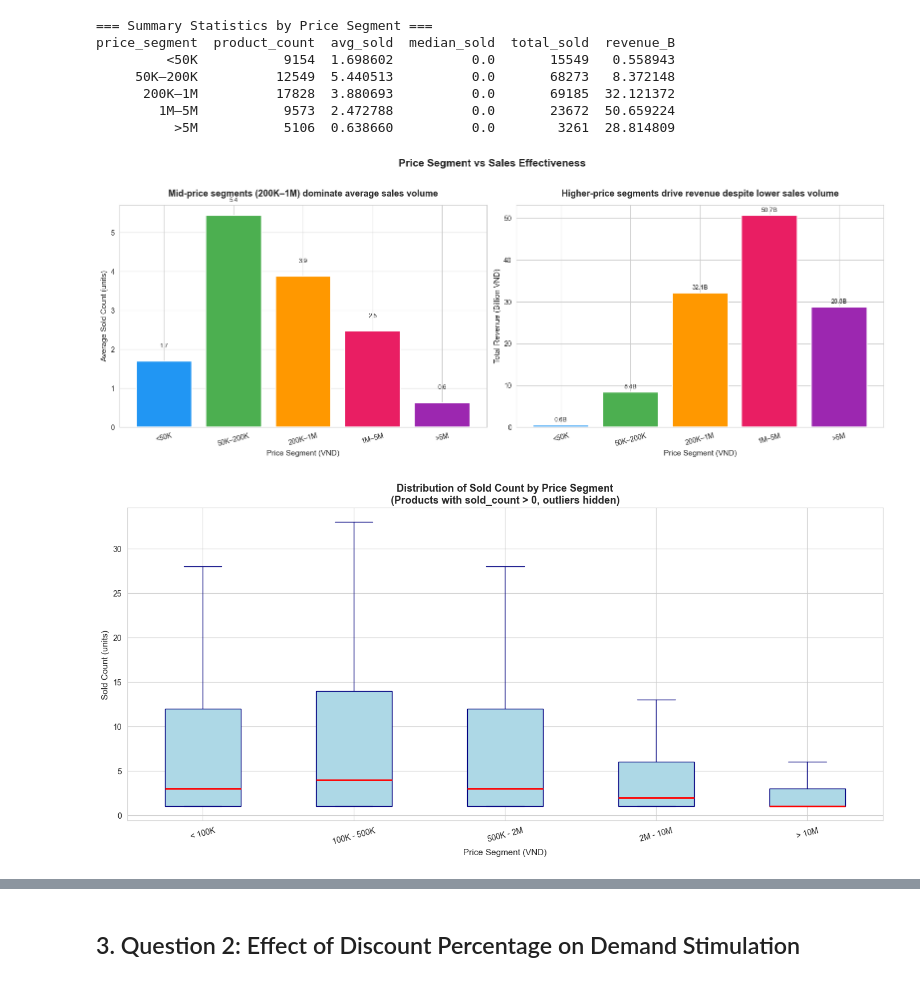
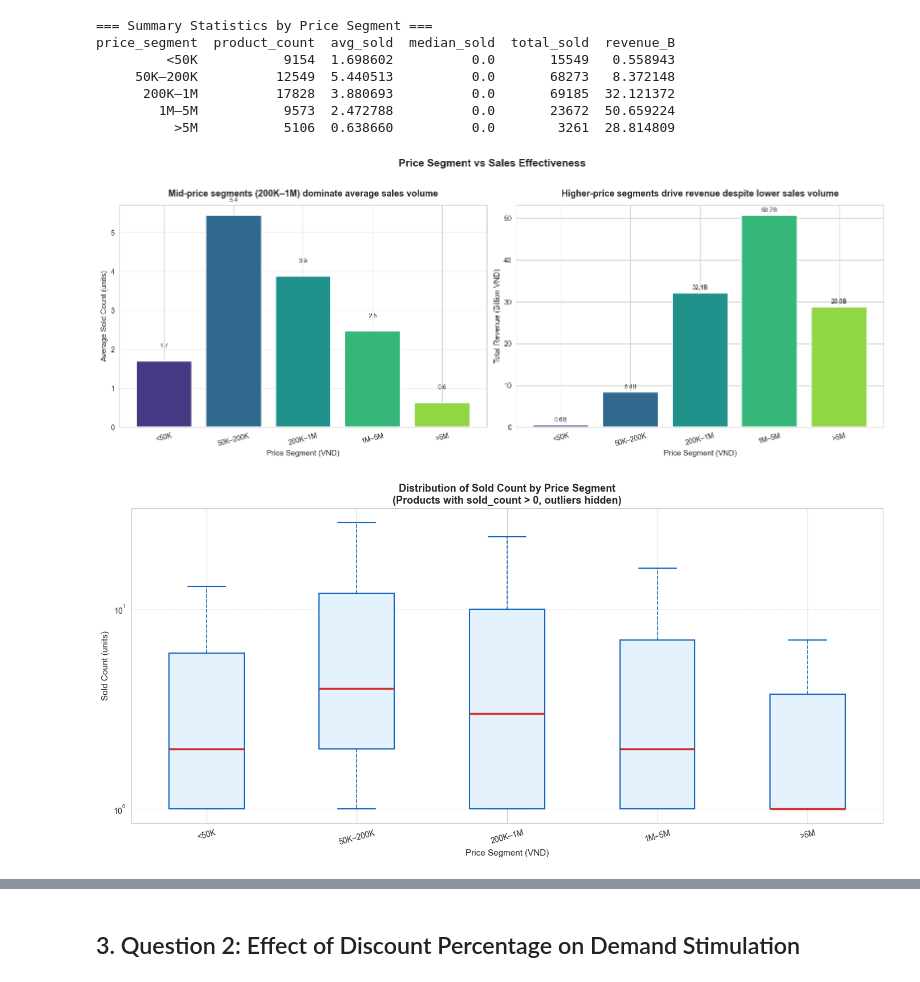
Before and after one commit to phuongth05/DV_LAB01, a Jupyter notebook: groups/my.ipynb, the cells around one changed output, grey strips where cells are left out. Saved outputs shown, nothing was run; the diff lists cells and outputs as text; code cells hidden in the pictures.

```diff
--- a/groups/my.ipynb
+++ b/groups/my.ipynb
@@ -184,7 +192,7 @@ price_segment  product_count  avg_sold  median_sold  total_sold  revenue_B
 # Visualization 1A: Average sold_count and total revenue by price segment
 fig, axes = plt.subplots(1, 2, figsize=(16, 6))
 
-colors = ['#2196F3', '#4CAF50', '#FF9800', '#E91E63', '#9C27B0']
+colors = sns.color_palette('viridis', n_colors=5)
 
 # Left: Average sold count
 bars1 = axes[0].bar(
@@ -199,39 +207,40 @@ axes[0].set_title('Mid-price segments (200K–1M) dominate average sales volume'
 axes[0].set_xlabel('Price Segment (VND)', fontsize=11)
 axes[0].set_ylabel('Average Sold Count (units)', fontsize=11)
 axes[0].tick_params(axis='x', rotation=15)
 for bar in bars1:
     h = bar.get_height()
     axes[0].text(bar.get_x() + bar.get_width()/2., h + 0.3,
                  f'{h:.1f}', ha='center', va='bottom', fontsize=9)
 
 # Right: Total estimated revenue
 bars2 = axes[1].bar(
     df_my_02['price_segment'],
     df_my_02['revenue_B'],
     color=colors,
     edgecolor='white',
     linewidth=1.5
 )
 axes[1].set_title('Higher-price segments drive revenue despite lower sales volume',
                   fontsize=13, fontweight='bold', pad=12)
 axes[1].set_xlabel('Price Segment (VND)', fontsize=11)
 axes[1].set_ylabel('Total Revenue (Billion VND)', fontsize=11)
 axes[1].tick_params(axis='x', rotation=15)
 for bar in bars2:
     h = bar.get_height()
     axes[1].text(bar.get_x() + bar.get_width()/2., h + 0.5,
                  f'{h:.1f}B', ha='center', va='bottom', fontsize=9)
 
 plt.suptitle('Price Segment vs Sales Effectiveness', fontsize=15, fontweight='bold', y=1.02)
 plt.tight_layout()
 plt.show()
 # %% [output]
-[figure, old version]
+[figure, new version]
 # %%
 # --- df_my_03: Filtered products with sold_count > 0 (for Q1 boxplot) ---
 df_my_03 = df_my_01[df_my_01['sold_count'] > 0].copy()
 
 # Visualization 1B: Box plot of sold_count distribution by price segment
+
 fig, ax = plt.subplots(figsize=(14, 7))
 
 df_my_03.boxplot(
@@ -240,23 +249,24 @@ df_my_03.boxplot(
     ax=ax,
     showfliers=False,
     patch_artist=True,
-    boxprops=dict(facecolor='lightblue', color='navy'),
-    medianprops=dict(color='red', linewidth=2),
-    whiskerprops=dict(color='navy'),
-    capprops=dict(color='navy')
+    boxprops=dict(facecolor='#E3F2FD', color='#1565C0', linewidth=1.5),
+    medianprops=dict(color='#D32F2F', linewidth=2.5),
+    whiskerprops=dict(color='#1565C0', linestyle='--', linewidth=1.2),
+    capprops=dict(color='#1565C0', linewidth=1.5)
 )
-
+ax.set_yscale('log')
 ax.set_title('Distribution of Sold Count by Price Segment\n(Products with sold_count > 0, outliers hidden)',
              fontsize=13, fontweight='bold')
 ax.set_xlabel('Price Segment (VND)', fontsize=11)
 ax.set_ylabel('Sold Count (units)', fontsize=11)
+ax.grid(True, axis='y', linestyle=':', alpha=0.6)
 ax.tick_params(axis='x', rotation=15)
 plt.suptitle('')
 
 plt.tight_layout()
 plt.show()
 # %% [output]
-[figure, old version]
+[figure, new version]
 # %%
 # --- df_my_04: Pivot – avg sold_count by price segment × category ---
 df_my_04 = df_my_01.groupby(
```
Also changed, not shown: parts of 12 cells of this notebook, 1 other file.
